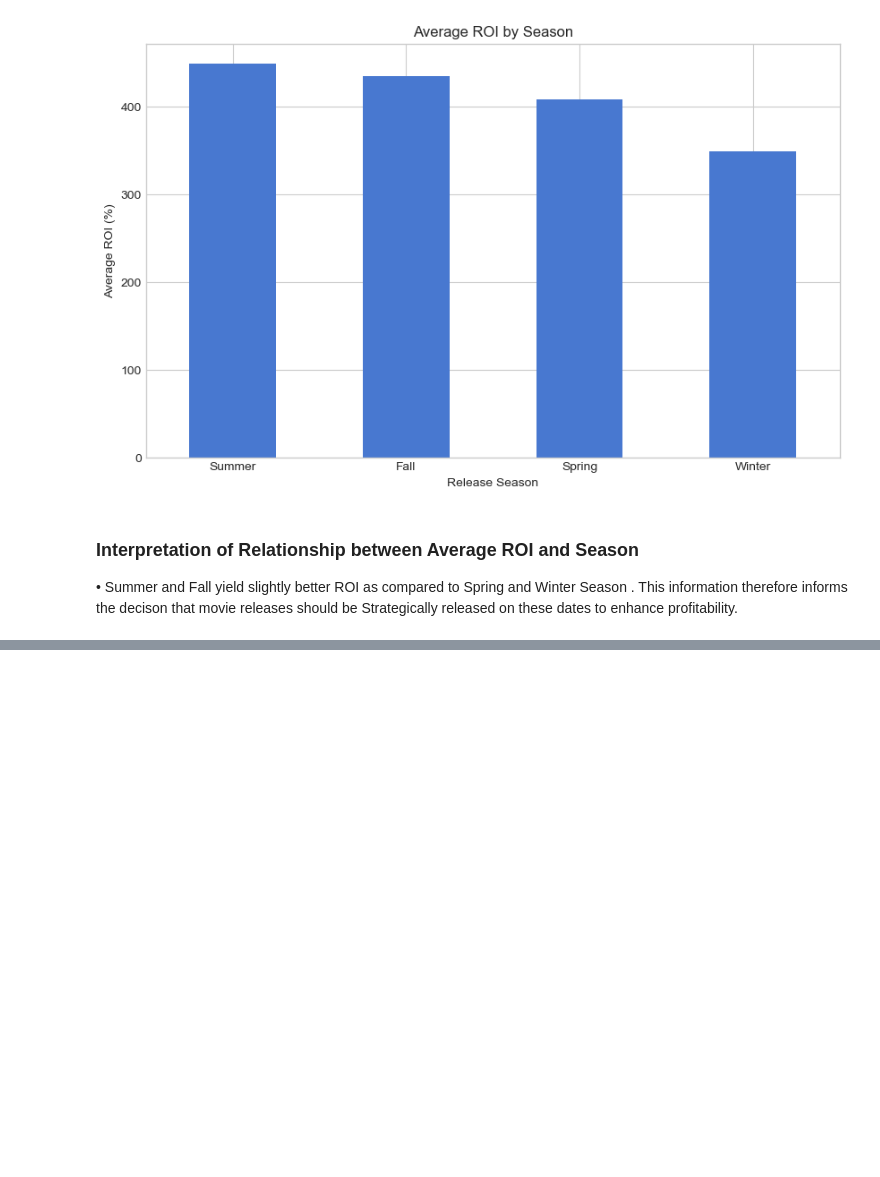
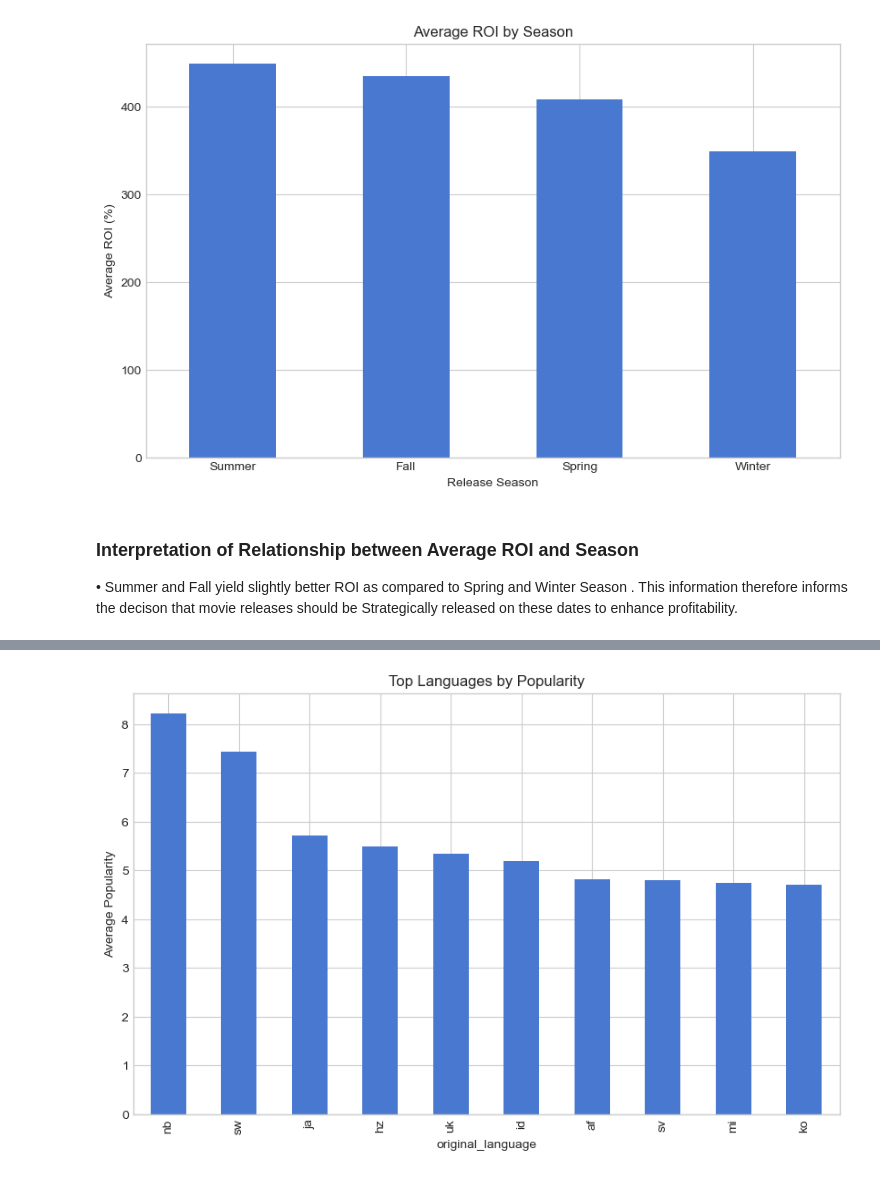
Before and after one commit to Marilyn2961/Box-Office-Performance-Analysis, a Jupyter notebook: Box_Office_Performance_Analysis.ipynb, the cells around one changed output, grey strips where cells are left out. Cells and saved outputs as stored; diff of their text form; code cells hidden in the pictures; blank space fills up the shorter version.

```diff
--- a/Box_Office_Performance_Analysis.ipynb
+++ b/Box_Office_Performance_Analysis.ipynb
@@ -1245,0 +1326,12 @@ plt.show()
+# %%
+plt.figure(figsize=(10, 6))
+
+language_pop = tmdb_movies_df.groupby('original_language')['popularity'].mean().sort_values(ascending=False).head(10)
+language_pop.plot(kind='bar', title='Top Languages by Popularity')
+plt.ylabel('Average Popularity')
+
+#Export the Graph
+plt.savefig( "Images/Popularity.Language.png",  dpi=500, bbox_inches="tight", facecolor='white',  transparent=False)
+plt.show()
+# %% [output]
+[figure, added]
```
Also changed, not shown: parts of 12 cells of this notebook.
